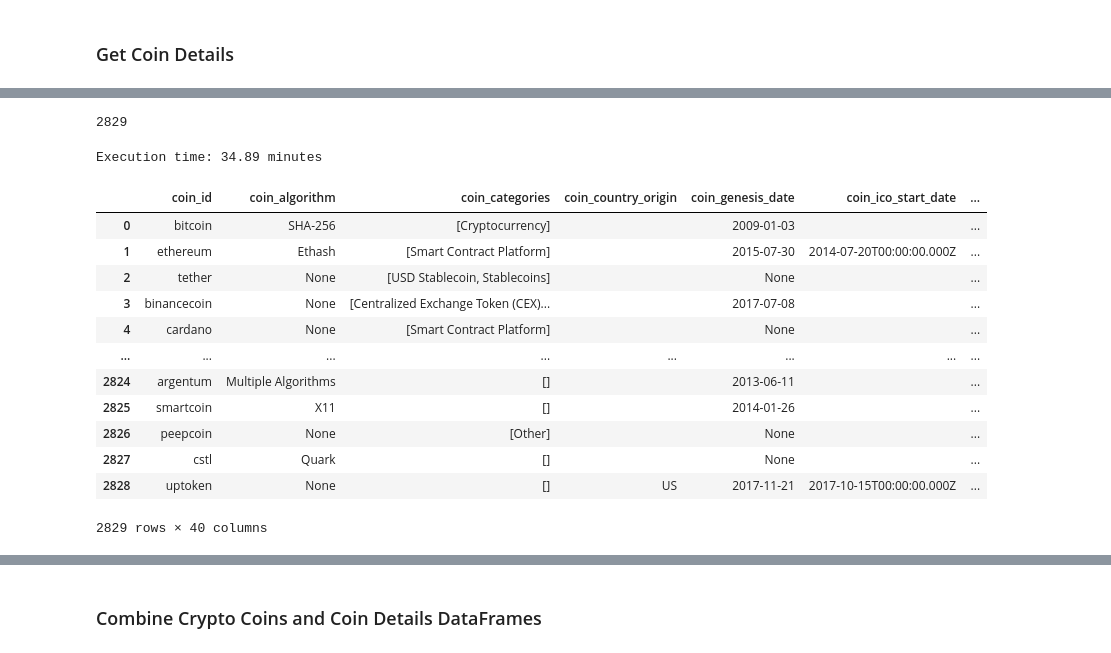
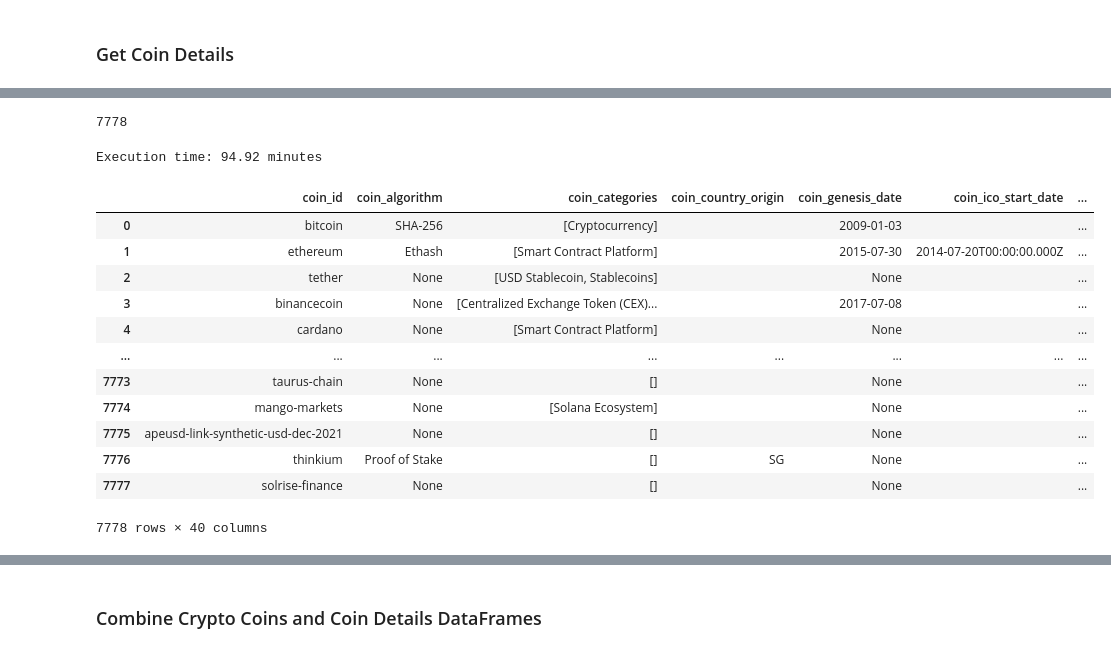
Before and after one commit to ericttran3/coingecko-crypto-web-scraper, a Jupyter notebook: colab/coingecko_web_scraper_v3.ipynb, the cells around one changed output, grey strips where cells are left out. Drawn from its saved outputs; the diff is of its cells as text; code cells hidden in the pictures.

```diff
--- a/colab/coingecko_web_scraper_v3.ipynb
+++ b/colab/coingecko_web_scraper_v3.ipynb
@@ -120,0 +118,2 @@ memory usage: 2.0+ MB
+# %%
+df['coin_count'] = len(df['id'])
@@ -128,5 +141,5 @@ df.to_csv('../data/coingecko-crypto-list_{}.csv'.format(datetime.today().strftim
 ### Get Coin Details
 # %%
 columns = ['id', 'symbol', 'name', 'market_cap_rank']
-coins_df = df[df['market_cap'] > 0][columns]
-coins_df
+# coins_df = df[df['market_cap'] > 0][columns]
+coins_df = df[columns]
@@ -168,7 +149,7 @@ coins
 # %%
 len(coins)
 # %% [output]
-2829
+7778
 # %%
 # Track how long python script takes to execute
 start = time.process_time()
@@ -226,6 +207,12 @@ for coin in coins:
         coin_short_desc = coin_details['ico_data']['short_desc']
     except:
         coin_short_desc = ''
+
+    # Get coin's full description
+    try:
+        coin_description = coin_details['description']['en']
+    except:
+        coin_description = ''
 
     # Get coins ico base sale amount
     try:
@@ -422,8 +409,8 @@ for coin in coins:
     except:
         github_commits_4w = ''
 
-    record = (coin_id, coin_algorithm, coin_categories, coin_country_origin,
-              coin_genesis_date, coin_ico_start_date, coin_ico_end_date, coin_short_desc, coin_base_public_sale_amount, coin_quote_public_sale_amount,
+    record = (coin_id, coin_algorithm, coin_categories, coin_country_origin, coin_genesis_date, coin_ico_start_date, coin_ico_end_date,
+              coin_short_desc, coin_description, coin_base_public_sale_amount, coin_quote_public_sale_amount,
               coin_website, blockchain_website, coin_forum, twitter, facebook, twitter_followers, subreddit_url, reddit_avg_post_48h, reddit_avg_comments_48h,
               reddit_subscribers, reddit_active_accounts_48h, alexa_rank, bing_matches, coin_sentiment, coin_coingecko_score, coin_developer_score,
               coin_community_score, coin_liquidity_score, coin_public_interest_score, github_repos, github_forks, github_stars, github_subscribers,
@@ -435,27 +422,27 @@ for coin in coins:
 
 print("Execution time: {} minutes".format(round(time.process_time() - start,2)))
 # %% [output]
-Execution time: 34.89 minutes
+Execution time: 94.92 minutes
 # %%
 columns = ['coin_id', 'coin_algorithm', 'coin_categories', 'coin_country_origin', 'coin_genesis_date', 'coin_ico_start_date', 'coin_ico_end_date', 'coin_short_desc',
            'coin_base_public_sale_amount', 'coin_quote_public_sale_amount', 'coin_website', 'blockchain_website', 'coin_forum', 'twitter', 'facebook', 'twitter_followers',
-           'subreddit_url', 'reddit_avg_post_48h', 'reddit_avg_comments_48h', 'reddit_subscribers', 'reddit_active_accounts_48h', 'alexa_rank',
+           'subreddit_url', 'reddit_avg_post_48h', 'reddit_avg_comments_48h', 'reddit_subscribers', 'reddit_active_accounts_48h', 'alexa_rank', 'bing_matches',
            'coin_sentiment', 'coin_coingecko_score', 'coin_developer_score', 'coin_community_score', 'coin_liquidity_score', 'coin_public_interest_score', 'github_repos',
            'github_forks', 'github_stars', 'github_subscribers', 'github_issues', 'github_closed_issues', 'github_pr_merged', 'github_pr_contributers',
            'github_additions_4w', 'github_deletions_4w', 'github_commits_4w']
-df_cd = pd.DataFrame(data=records, columns = columns)
+df_cd = pd.DataFrame(data=records, columns=columns)
 df_cd
 # %% [output]
 |  | coin_id | coin_algorithm | coin_categories | coin_country_origin | coin_genesis_date | coin_ico_start_date | ... |
 | 0 | bitcoin | SHA-256 | [Cryptocurrency] |  | 2009-01-03 |  | ... |
 | 1 | ethereum | Ethash | [Smart Contract Platform] |  | 2015-07-30 | 2014-07-20T00:00:00.000Z | ... |
 | 2 | tether | None | [USD Stablecoin, Stablecoins] |  | None |  | ... |
 | 3 | binancecoin | None | [Centralized Exchange Token (CEX)... |  | 2017-07-08 |  | ... |
 | 4 | cardano | None | [Smart Contract Platform] |  | None |  | ... |
 | ... | ... | ... | ... | ... | ... | ... | ... |
-| 2824 | argentum | Multiple Algorithms | [] |  | 2013-06-11 |  | ... |
-| 2825 | smartcoin | X11 | [] |  | 2014-01-26 |  | ... |
-| 2826 | peepcoin | None | [Other] |  | None |  | ... |
-| 2827 | cstl | Quark | [] |  | None |  | ... |
-| 2828 | uptoken | None | [] | US | 2017-11-21 | 2017-10-15T00:00:00.000Z | ... |
+| 7773 | taurus-chain | None | [] |  | None |  | ... |
+| 7774 | mango-markets | None | [Solana Ecosystem] |  | None |  | ... |
+| 7775 | apeusd-link-synthetic-usd-dec-2021 | None | [] |  | None |  | ... |
+| 7776 | thinkium | Proof of Stake | [] | SG | None |  | ... |
+| 7777 | solrise-finance | None | [] |  | None |  | ... |
-2829 rows × 40 columns
+7778 rows × 40 columns
```
Also changed, not shown: parts of 31 cells of this notebook.
